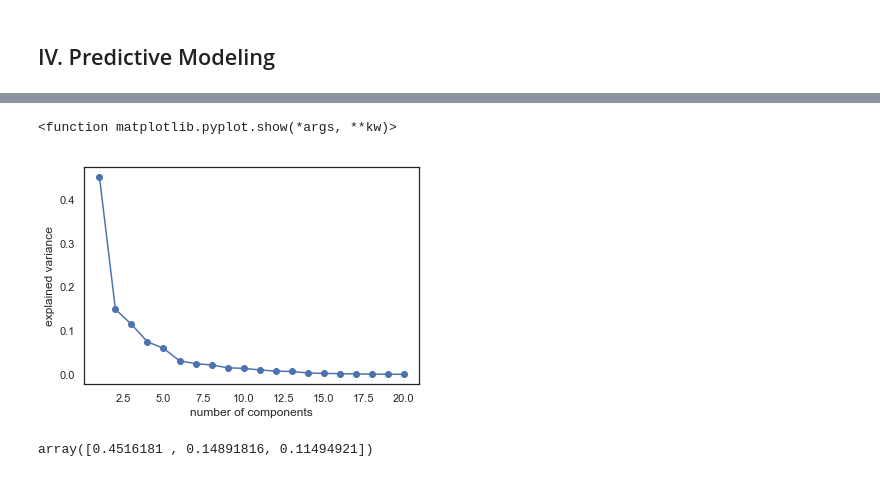
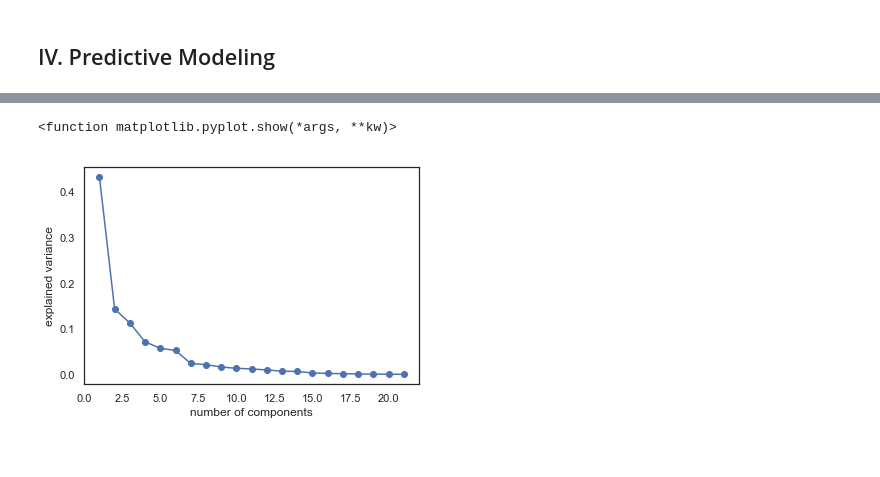
Before and after one commit to daniellaraz/Breast_Cancer_Project, a Jupyter notebook: Breast_Cancer_Exploration.ipynb, the cells around one changed output, grey strips where cells are left out. Cells and saved outputs as stored; diff of their text form; code cells hidden in the pictures.

```diff
--- a/Breast_Cancer_Exploration.ipynb
+++ b/Breast_Cancer_Exploration.ipynb
@@ -190,7 +198,7 @@ all_features = list(bc_data)
 all_features = [x for x in all_features if x != 'Diagnosis']
 # %%
 # dropping perimeter and radius features, keeping area features, due to high correlation
-regex = re.compile(r'perimeter|radius|texture_mean|texture_worst|area_worst|concave_points_worst|concave points_mean')
+regex = re.compile(r'perimeter|radius|texture_worst|area_worst|concave_points_worst|concave points_mean')
 features = [x for x in all_features if not regex.search(x)]
 # %%
 # sanity check
@@ -429,17 +450,10 @@ from sklearn.decomposition import PCA
 import sklearn.decomposition as skd
 # %%
 pca_model = skd.PCA().fit(processed_feature_data)
-plt.plot(range(1,21),pca_model.explained_variance_ratio_,'b-o')
+plt.plot(range(1,22),pca_model.explained_variance_ratio_,'b-o')
 plt.xlabel('number of components')
 plt.ylabel('explained variance')
 plt.show
 # %% [output]
 <function matplotlib.pyplot.show(*args, **kw)>
-[figure, old version]
+[figure, new version]
-# %%
-# Checking 3 components given scree plot results
-pca = PCA(n_components=3)
-principal_components = pca.fit_transform(processed_feature_data)
-pca.explained_variance_ratio_
-# %% [output]
-array([0.4516181 , 0.14891816, 0.11494921])
```
Also changed, not shown: parts of 57 cells of this notebook.
